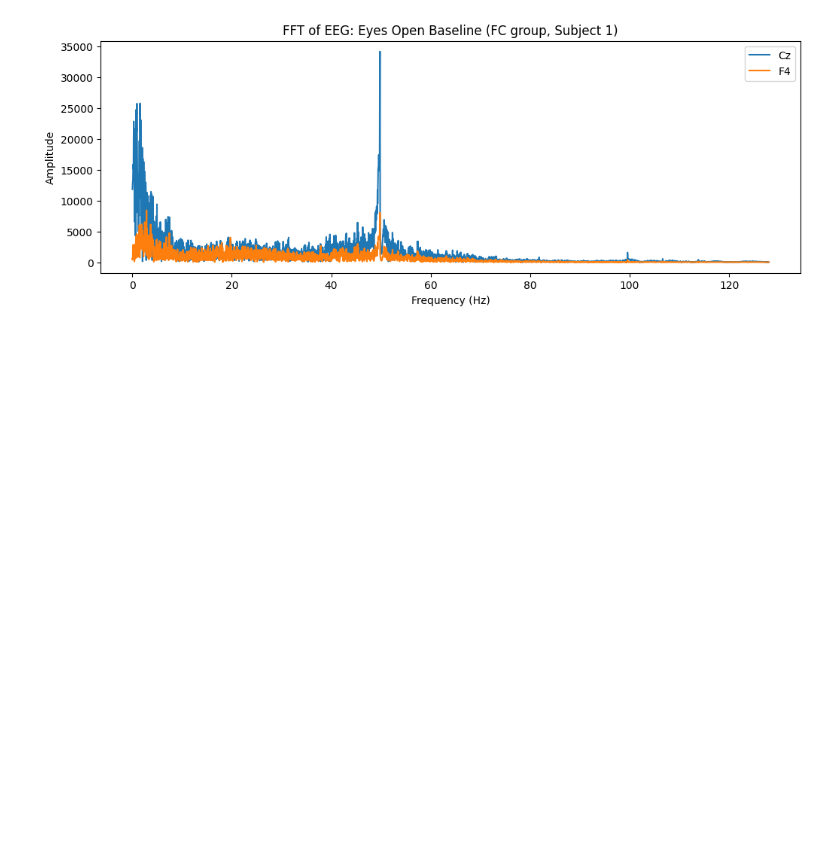
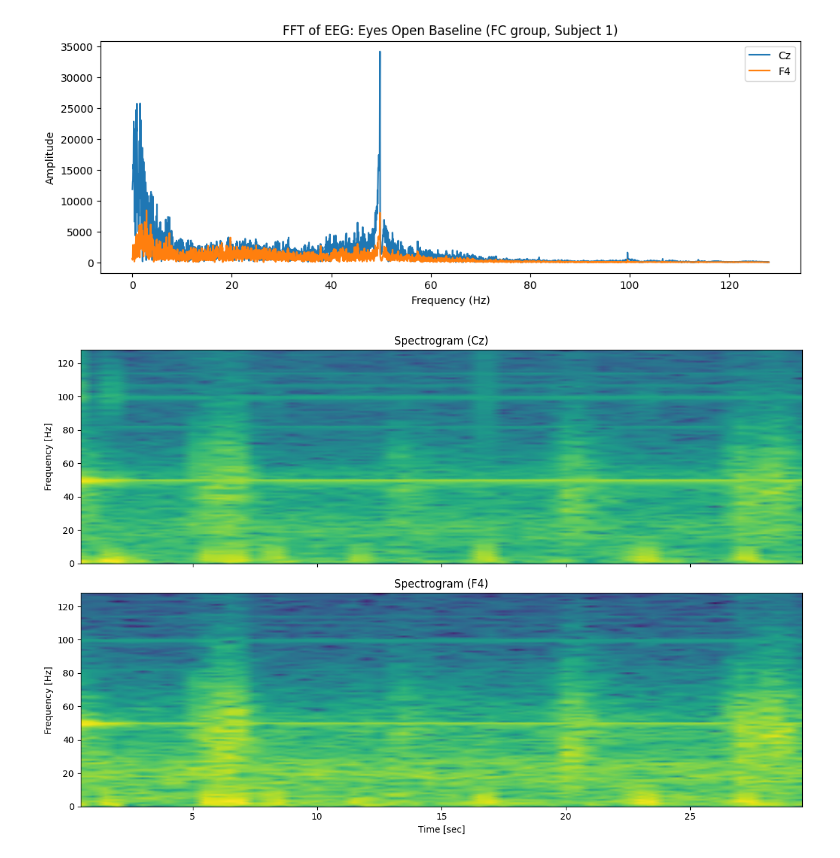
Before and after one commit to KatarzynaStefanowicz/ADHD_EEG, a Jupyter notebook: notebooks/explore_eeg.ipynb, the cells around one changed output. Cells and saved outputs as stored; diff of their text form; code cells hidden in the pictures; blank space fills up the shorter version.

```diff
--- a/notebooks/explore_eeg.ipynb
+++ b/notebooks/explore_eeg.ipynb
@@ -63,3 +61,22 @@ plt.legend()
 plt.show()
 # %% [output]
 [figure]
+# %%
+from scipy.signal import spectrogram
+import matplotlib.pyplot as plt
+
+# Compute and plot spectrogram for both channels using eeg_signal (not fft)
+fig, axs = plt.subplots(2, 1, figsize=(12, 8), sharex=True)
+
+channels = ['Cz', 'F4']
+for i in range(2):
+    f, t, Sxx = spectrogram(eeg_signal[:, i], fs=fs, nperseg=256, noverlap=128)
+    axs[i].pcolormesh(t, f, 10 * np.log10(Sxx), shading='gouraud')
+    axs[i].set_ylabel('Frequency [Hz]')
+    axs[i].set_title(f'Spectrogram ({channels[i]})')
+
+axs[1].set_xlabel('Time [sec]')
+plt.tight_layout()
+plt.show()
+# %% [output]
+[figure, added]
```
Also changed, not shown: parts of 1 cell of this notebook.
